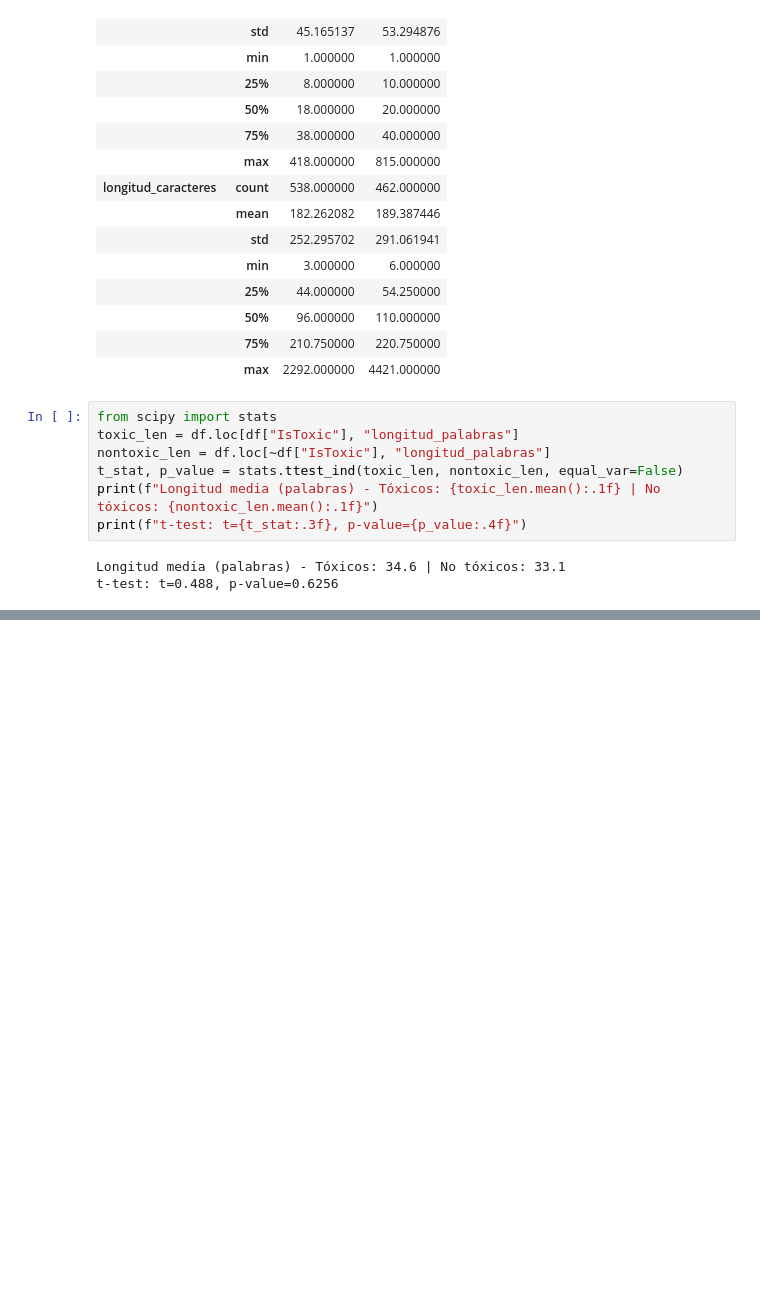
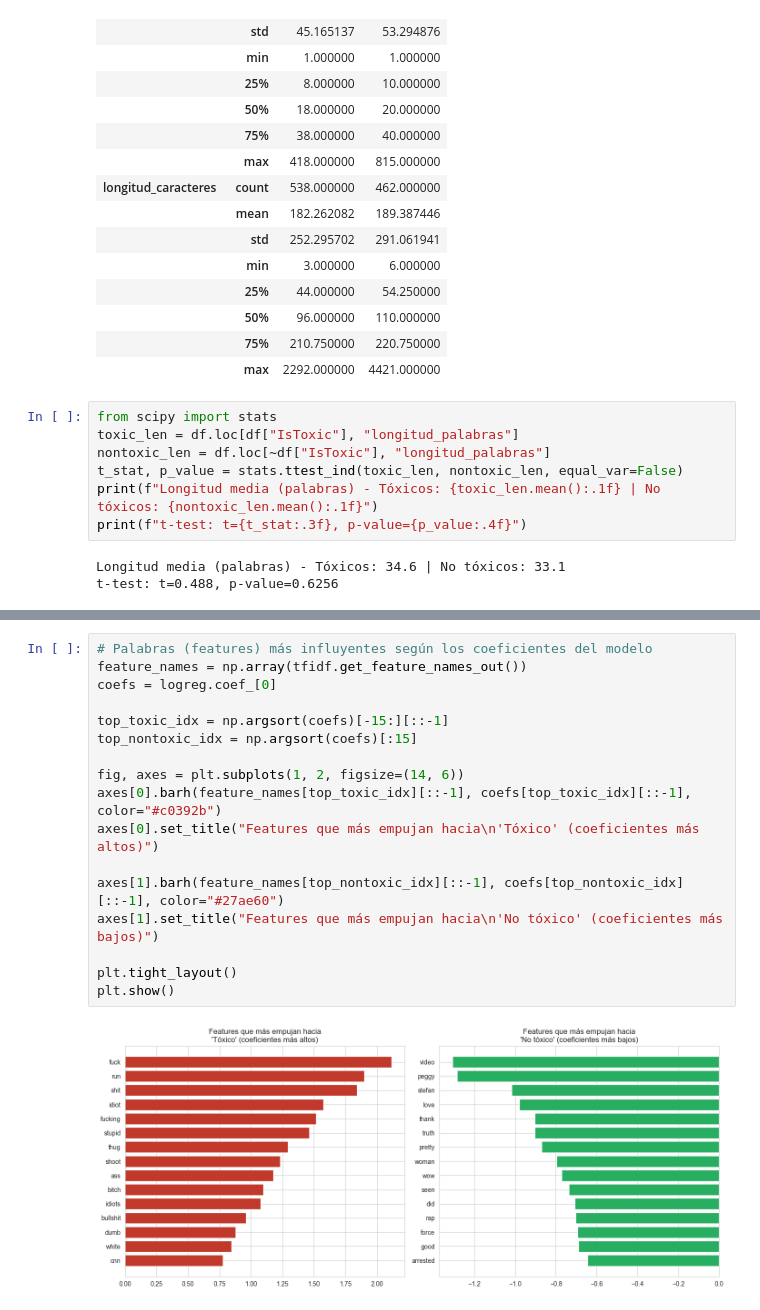
Before and after one commit to SalvadorCM786/comentarios-toxicos-Youtube-SCM, a Jupyter notebook: práctica5.ipynb, the cells around one changed output, grey strips where cells are left out. Saved outputs shown, nothing was run; the diff lists cells and outputs as text; blank space fills up the shorter version.

```diff
--- a/práctica5.ipynb
+++ b/práctica5.ipynb
@@ -416,0 +498,19 @@ t-test: t=0.488, p-value=0.6256
+# %%
+# Palabras (features) más influyentes según los coeficientes del modelo
+feature_names = np.array(tfidf.get_feature_names_out())
+coefs = logreg.coef_[0]
+
+top_toxic_idx = np.argsort(coefs)[-15:][::-1]
+top_nontoxic_idx = np.argsort(coefs)[:15]
+
+fig, axes = plt.subplots(1, 2, figsize=(14, 6))
+axes[0].barh(feature_names[top_toxic_idx][::-1], coefs[top_toxic_idx][::-1], color="#c0392b")
+axes[0].set_title("Features que más empujan hacia\n'Tóxico' (coeficientes más altos)")
+
+axes[1].barh(feature_names[top_nontoxic_idx][::-1], coefs[top_nontoxic_idx][::-1], color="#27ae60")
+axes[1].set_title("Features que más empujan hacia\n'No tóxico' (coeficientes más bajos)")
+
+plt.tight_layout()
+plt.show()
+# %% [output]
+[figure, added]
```
Also changed, not shown: parts of 8 cells of this notebook.
